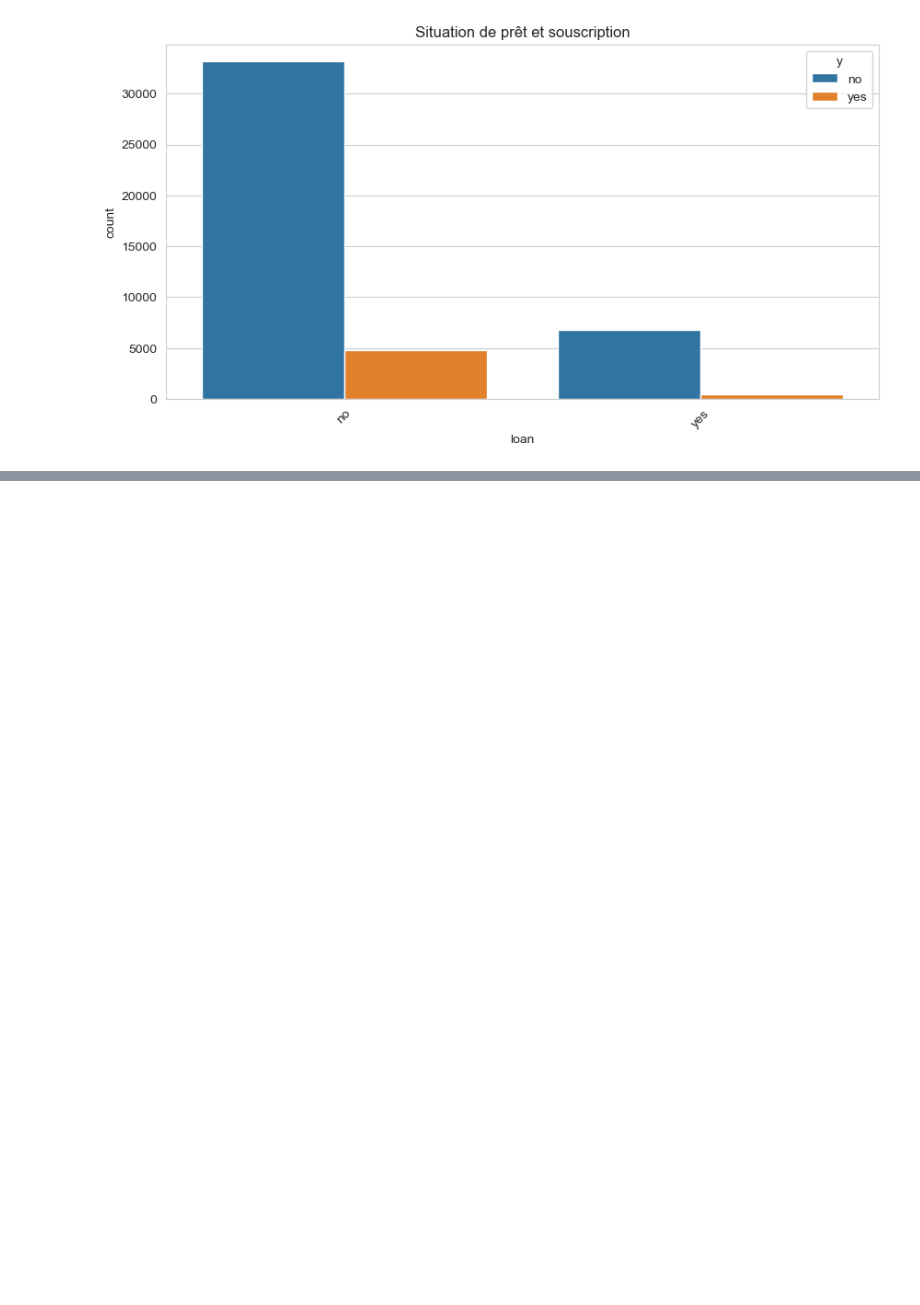
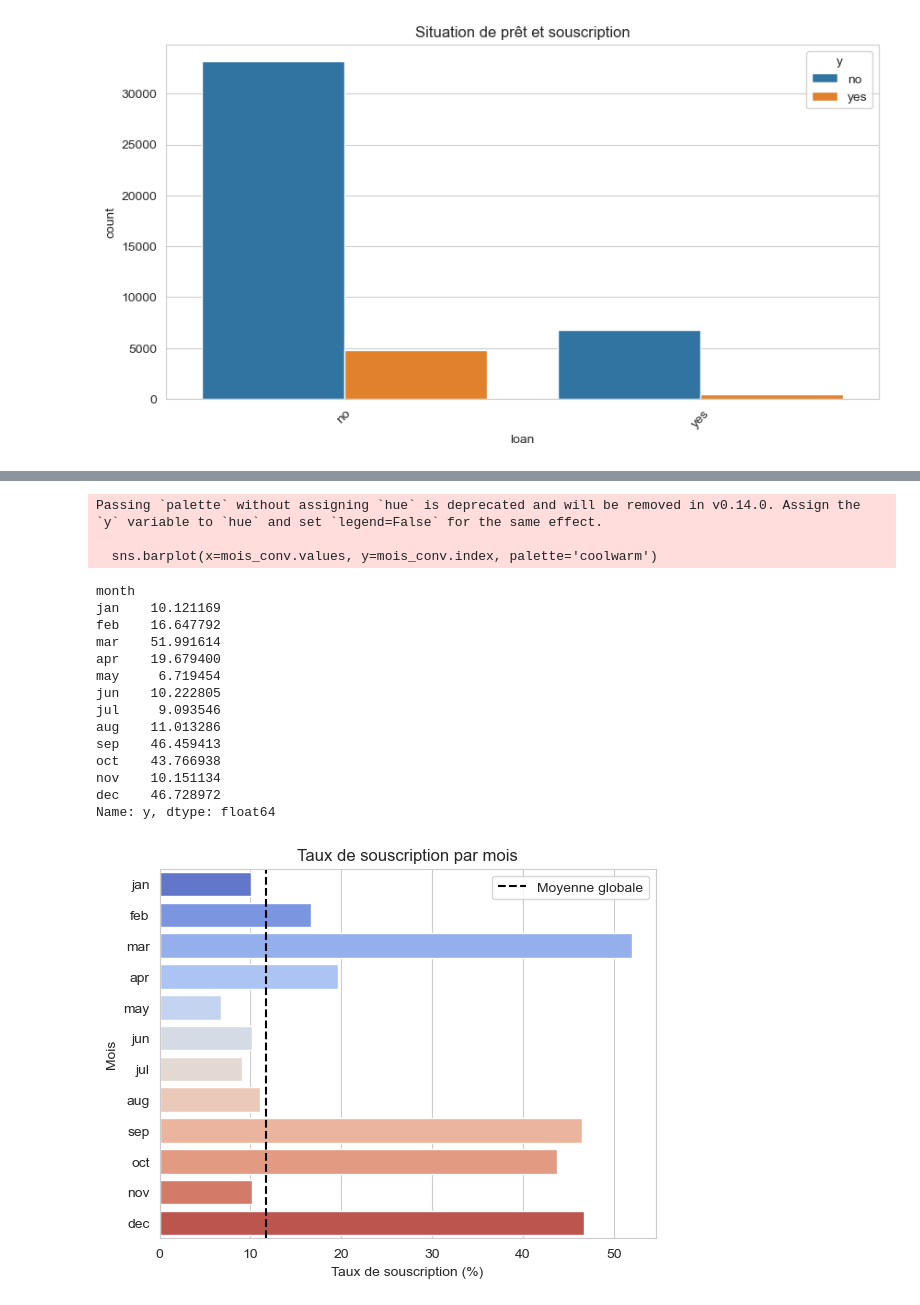
Before and after one commit to isaacprdnt/Bank-Marketing-Insights, a Jupyter notebook: 1_processing_eda.ipynb, the cells around one changed output, grey strips where cells are left out. Saved outputs shown, nothing was run; the diff lists cells and outputs as text; code cells hidden in the pictures; blank space fills up the shorter version.

```diff
--- a/1_processing_eda.ipynb
+++ b/1_processing_eda.ipynb
@@ -186,0 +261,43 @@ plt.show()
+# %%
+# taux de souscription par mois :
+# Barplot horizontal trié
+# 1. Ordre chronologique des mois
+mois_ordre = ['jan', 'feb', 'mar', 'apr', 'may', 'jun',
+              'jul', 'aug', 'sep', 'oct', 'nov', 'dec']
+
+# 2. Transformer la colonne month en catégorie ordonnée
+df['month'] = pd.Categorical(df['month'], categories=mois_ordre, ordered=True)
+
+# 3. Calculer le taux de souscription par mois (MOIS_CONV)
+mois_conv = df.groupby('month')['y'].apply(lambda x: (x == 'yes').mean() * 100)
+
+# 4. Vérifier le résultat
+print(mois_conv)
+
+# 5. Tracer le barplot horizontal trié
+sns.barplot(x=mois_conv.values, y=mois_conv.index, palette='coolwarm')
+plt.title("Taux de souscription par mois")
+plt.xlabel("Taux de souscription (%)")
+plt.ylabel("Mois")
+plt.axvline(df['y'].eq('yes').mean() * 100, color='black', linestyle='--', label='Moyenne globale')
+plt.legend()
+plt.show()
+# %% [output]
+Passing `palette` without assigning `hue` is deprecated and will be removed in v0.14.0. Assign the `y` variable to `hue` and set `legend=False` for the same effect.
+
+  sns.barplot(x=mois_conv.values, y=mois_conv.index, palette='coolwarm')
+month
+jan    10.121169
+feb    16.647792
+mar    51.991614
+apr    19.679400
+may     6.719454
+jun    10.222805
+jul     9.093546
+aug    11.013286
+sep    46.459413
+oct    43.766938
+nov    10.151134
+dec    46.728972
+Name: y, dtype: float64
+[figure, added]
```
Also changed, not shown: parts of 10 cells of this notebook.
